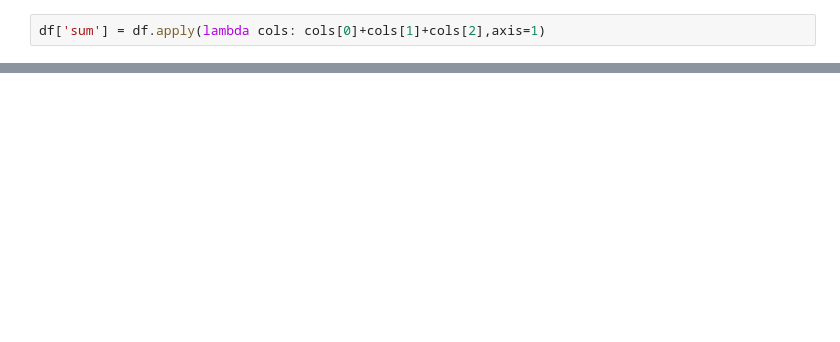
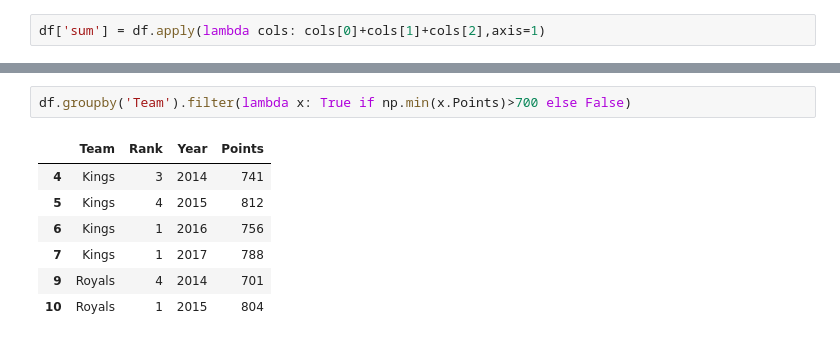
Before and after one commit to AjayKarki/DWIT_Module3, a Jupyter notebook: Pandas Practice.ipynb, the cells around one changed output, grey strips where cells are left out. Saved outputs shown, nothing was run; the diff lists cells and outputs as text; blank space fills up the shorter version.

```diff
--- a/Pandas Practice.ipynb
+++ b/Pandas Practice.ipynb
@@ -472,0 +719,10 @@ df
+# %%
+df.groupby('Team').filter(lambda x: True if np.min(x.Points)>700 else False)
+# %% [output]
+|  | Team | Rank | Year | Points |
+| 4 | Kings | 3 | 2014 | 741 |
+| 5 | Kings | 4 | 2015 | 812 |
+| 6 | Kings | 1 | 2016 | 756 |
+| 7 | Kings | 1 | 2017 | 788 |
+| 9 | Royals | 4 | 2014 | 701 |
+| 10 | Royals | 1 | 2015 | 804 |
```
Also changed, not shown: parts of 38 cells of this notebook.
